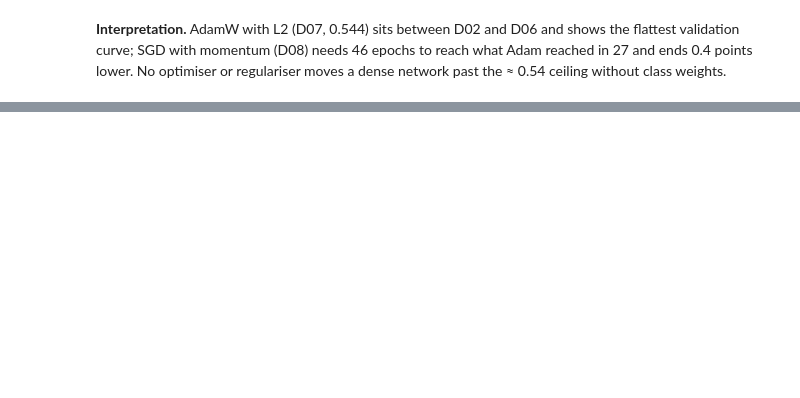
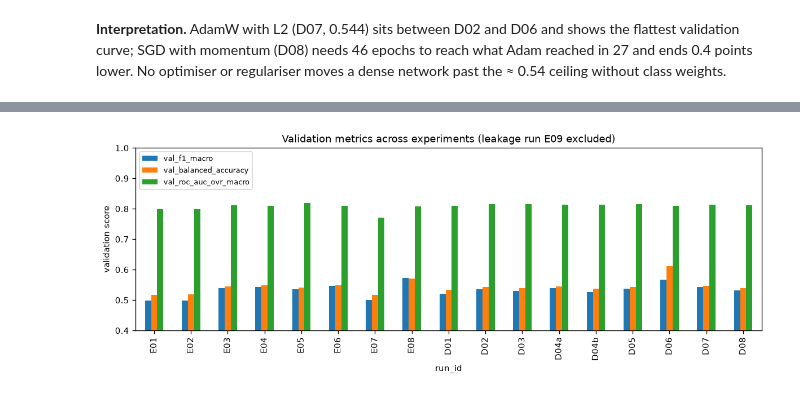
Before and after one commit to uwenayoallain/rwanda-youth-labour-status-ml, a Jupyter notebook: notebooks/youth_labour_status_classification.ipynb, the cells around one changed output, grey strips where cells are left out. Drawn from its saved outputs; the diff is of its cells as text; code cells hidden in the pictures; blank space fills up the shorter version.

```diff
--- a/notebooks/youth_labour_status_classification.ipynb
+++ b/notebooks/youth_labour_status_classification.ipynb
@@ -1313,0 +1443,8 @@ lower. No optimiser or regulariser moves a dense network past the ≈ 0.54 ceili
+# %%
+exp = load_experiments()
+cols = ["run_id", "approach", "model", "features", "val_accuracy", "val_balanced_accuracy", "val_f1_macro", "val_roc_auc_ovr_macro",
+        "test_accuracy", "test_balanced_accuracy", "test_f1_macro", "test_roc_auc_ovr_macro", "train_time_s", "notes"]
+pd.set_option("display.max_colwidth", 60); pd.set_option("display.width", 200)
+display(exp[cols])
+exp[["run_id", "hyperparams"]].to_markdown(FIGURES_DIR.parent / "experiment_hyperparams.md", index=False)
+exp[cols].to_markdown(FIGURES_DIR.parent / "experiment_table.md", index=False)
@@ -1313,0 +1469,7 @@ lower. No optimiser or regulariser moves a dense network past the ≈ 0.54 ceili
+# %%
+fig, ax = plt.subplots(figsize=(10, 3.8))
+plot = exp[exp.run_id != "E09"].set_index("run_id")[["val_f1_macro", "val_balanced_accuracy", "val_roc_auc_ovr_macro"]]
+plot.plot(kind="bar", ax=ax); ax.set(ylabel="validation score", title="Validation metrics across experiments (leakage run E09 excluded)"); ax.set_ylim(0.4, 1.0)
+ax.legend(loc="upper left", fontsize=8); fig.tight_layout(); fig.savefig(FIGURES_DIR / "fig05_experiment_comparison.png"); plt.show()
+# %% [output]
+[figure, added]
```
Also changed, not shown: parts of 52 cells of this notebook, 1 other file.
